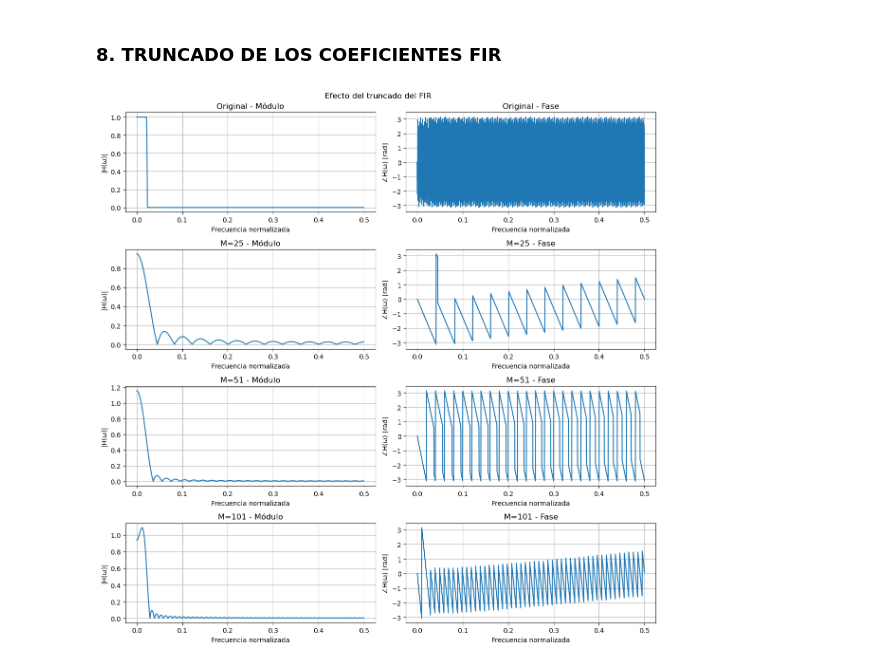
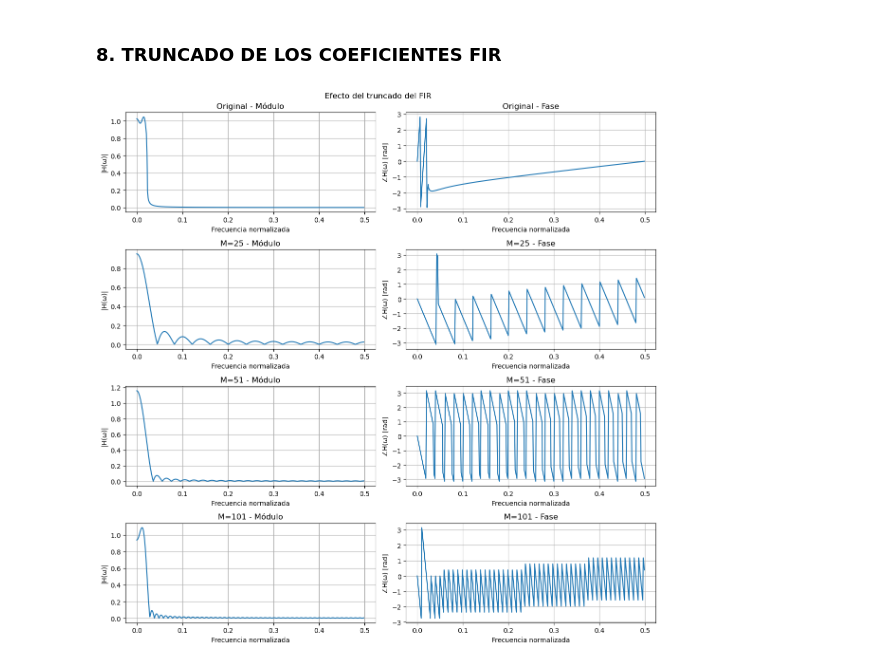
Before and after one commit to notfigure8/TP-DSP-Grupo-5, a Jupyter notebook: notebook_grupo_5.ipynb, the cells around one changed output. Saved outputs shown, nothing was run; the diff lists cells and outputs as text; code cells hidden in the pictures.

```diff
--- a/notebook_grupo_5.ipynb
+++ b/notebook_grupo_5.ipynb
@@ -556,7 +527,7 @@ for M in M_values:
 
     filtros.append(h)
 
-N = 4096
+N = 800
 
 impulso = np.zeros(N)
 impulso[0] = 1
@@ -580,31 +551,31 @@ freqs_lista.append(freqs)
 
 # Truncados
 for h in filtros:
 
     y = filtrar_convolucion(
         impulso,
         h
     )[:N]
 
     H, _ = calcular_H(
         impulso,
         y
     )
 
     H_lista.append(H)
     freqs_lista.append(freqs)
 
 graficar_H(
     H_lista,
     freqs_lista,
     titulo="Efecto del truncado del FIR",
     subplots=True,
     titles=[
         "Original",
         "M=25",
         "M=51",
         "M=101"
     ]
 )
 # %% [output]
-[figure, old version]
+[figure, new version]
```
Also changed, not shown: parts of 13 cells of this notebook, 6 other files.
